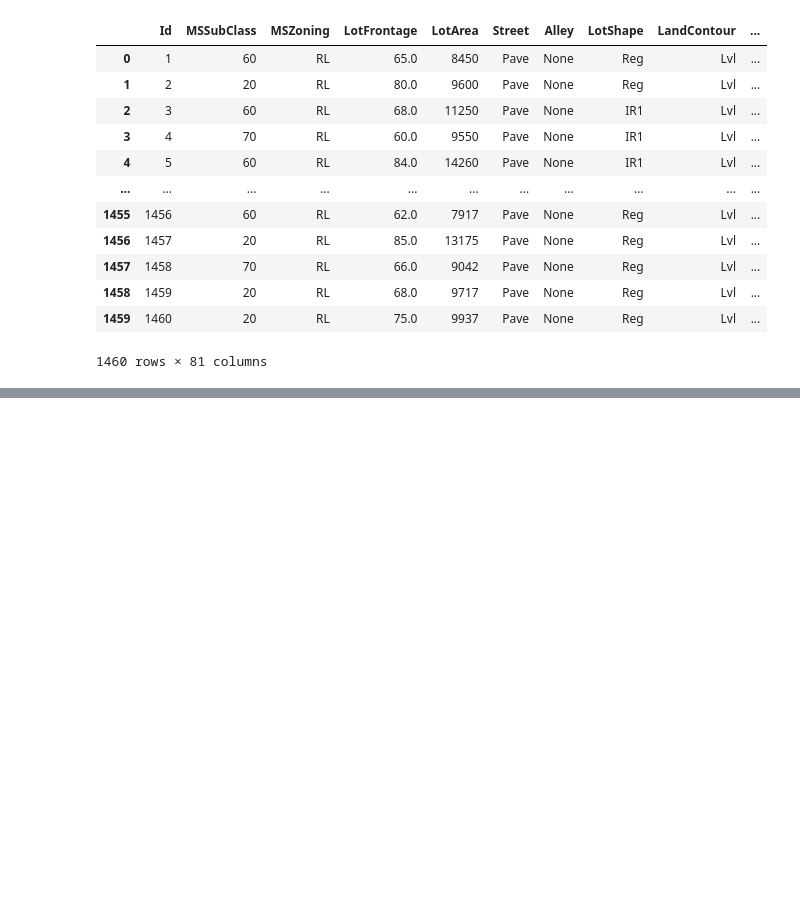
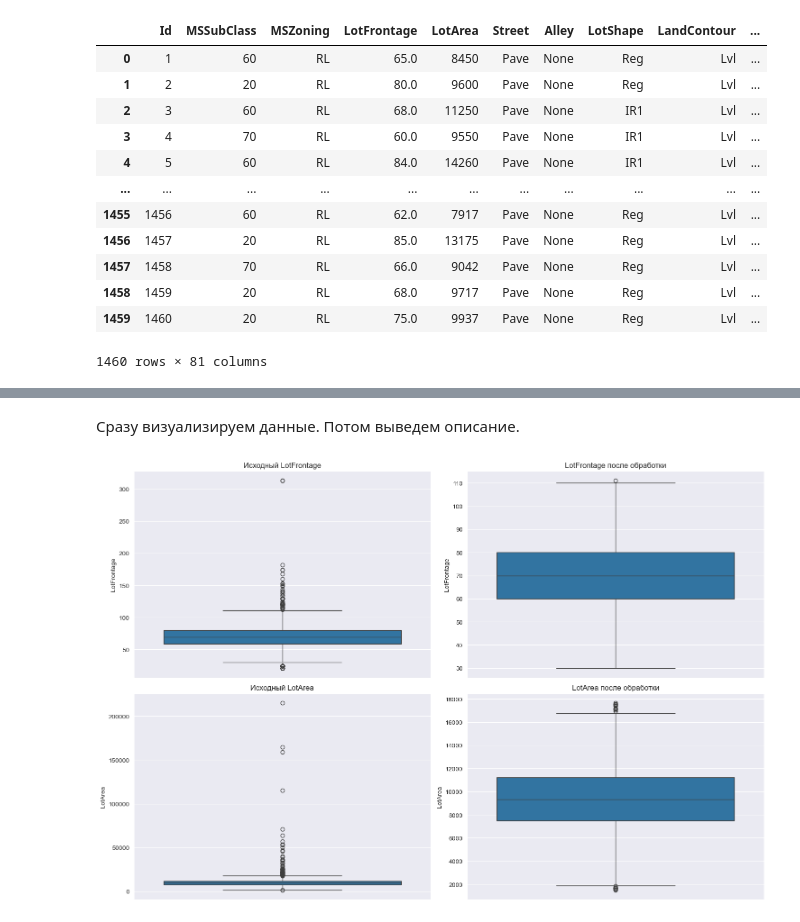
Before and after one commit to IDrumo/Neural-networks-and-deep-learning, a Jupyter notebook: 1. Обработка выбросов/homework.ipynb, the cells around one changed output, grey strips where cells are left out. Saved outputs shown, nothing was run; the diff lists cells and outputs as text; code cells hidden in the pictures; blank space fills up the shorter version.

```diff
--- a/1. Обработка выбросов/homework.ipynb
+++ b/1. Обработка выбросов/homework.ipynb
@@ -50,0 +311,11 @@ data.describe()
+# %%
+# В качестве примера оставляю фичи, которые могли бы быть значимыми для определения пропусков, но
+# все равно буду использовать все признаки.
+feature_cols = ['MSSubClass', 'OverallQual', 'GrLivArea', 'TotalBsmtSF', 'GarageArea']
+
+data_manual_nn = manual_nearest_neighbor_outlier_replacement(
+    data=data,
+    target_columns=['LotFrontage', 'LotArea'],
+    # feature_columns=feature_cols,
+    k_neighbors=1
+)
@@ -50,0 +340,23 @@ data.describe()
+# %% [markdown]
+Сразу визуализируем данные. Потом выведем описание.
+# %%
+# Визуализируем результаты
+fig, axes = plt.subplots(2, 2, figsize=(15, 10))
+
+# Исходные данные
+sns.boxplot(y=data['LotFrontage'], ax=axes[0, 0])
+axes[0, 0].set_title('Исходный LotFrontage')
+
+sns.boxplot(y=data_manual_nn['LotFrontage'], ax=axes[0, 1])
+axes[0, 1].set_title('LotFrontage после обработки')
+
+sns.boxplot(y=data['LotArea'], ax=axes[1, 0])
+axes[1, 0].set_title('Исходный LotArea')
+
+sns.boxplot(y=data_manual_nn['LotArea'], ax=axes[1, 1])
+axes[1, 1].set_title('LotArea после обработки')
+
+plt.tight_layout()
+plt.show()
+# %% [output]
+[figure, added]
```
Also changed, not shown: parts of 33 cells of this notebook.
